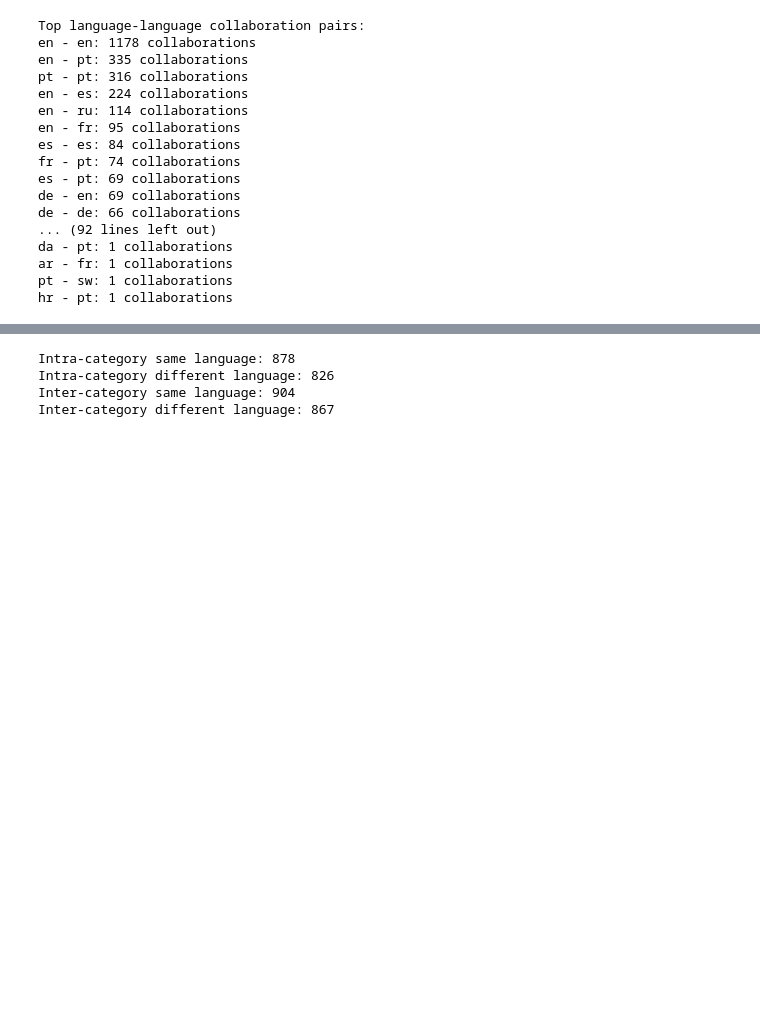
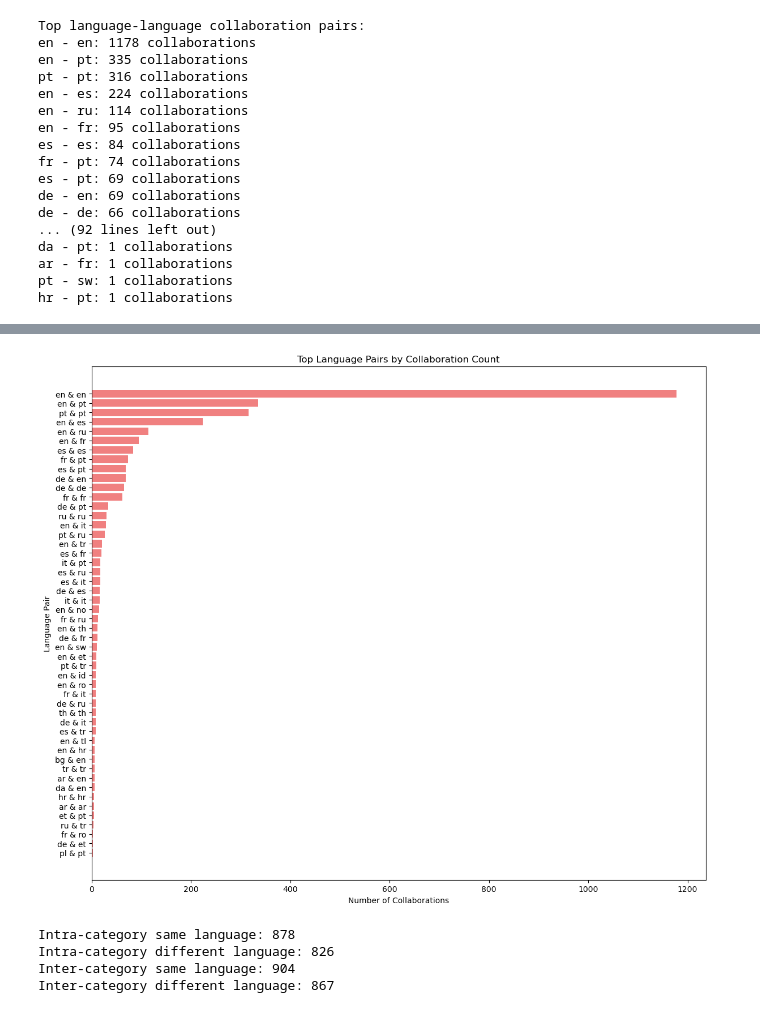
Before and after one commit to bhavya930636/YT_collaboration, a Jupyter notebook: EDA.ipynb, the cells around one changed output, grey strips where cells are left out. Cells and saved outputs as stored; diff of their text form; code cells hidden in the pictures; blank space fills up the shorter version.

```diff
--- a/EDA.ipynb
+++ b/EDA.ipynb
@@ -369,6 +470,25 @@ Index(['Unnamed: 0', 'cluster', 'from', 'from_category', 'from_cluster',
 # %%
 df['from_lang'] = df['from'].map(lang_map)
 df['to_lang'] = df['to'].map(lang_map)
+# %%
+import matplotlib.pyplot as plt
+
+# Sort and prepare data
+top_lang_pairs = sorted(lang_pair_counts.items(), key=lambda x: -x[1])[:50]
+pairs = [f"{pair[0]} & {pair[1]}" for pair, _ in top_lang_pairs]
+counts = [count for _, count in top_lang_pairs]
+
+# Plot
+plt.figure(figsize=(12, 10))
+plt.barh(pairs, counts, color='lightcoral')
+plt.xlabel("Number of Collaborations")
+plt.ylabel("Language Pair")
+plt.title("Top Language Pairs by Collaboration Count")
+plt.gca().invert_yaxis()  # Highest at the top
+plt.tight_layout()
+plt.show()
+# %% [output]
+[figure, added]
 # %%
 intra_cat_same_lang = 0
 intra_cat_diff_lang = 0
```
Also changed, not shown: parts of 7 cells of this notebook.
